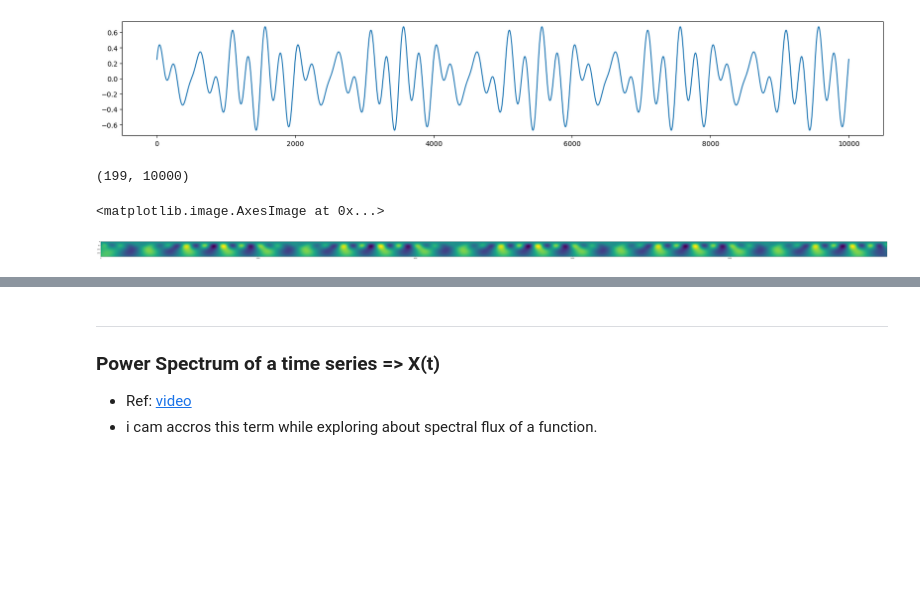
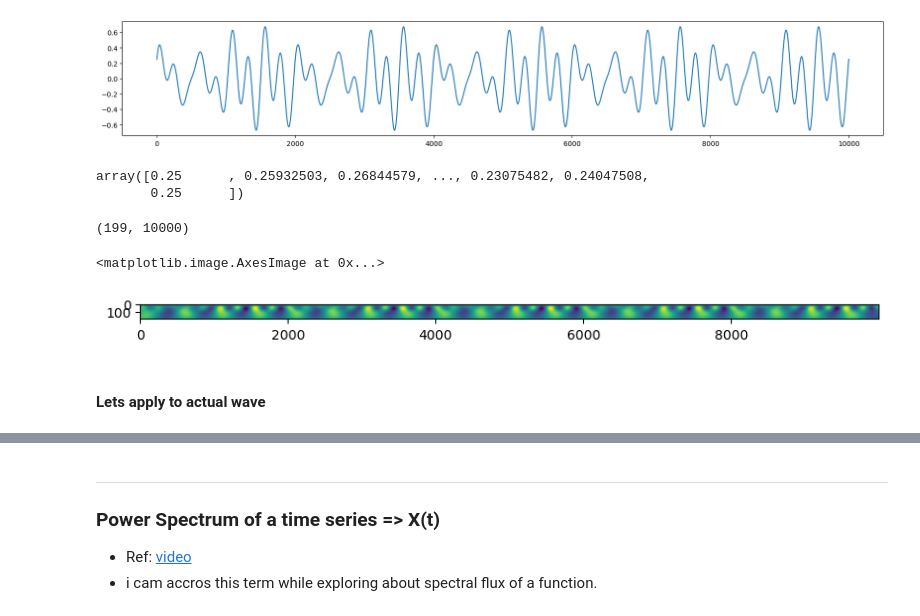
Before and after one commit to Dhyanesh-Panchal/GSR-research-and-stress-detection, a Jupyter notebook: Notes.ipynb, the cells around one changed output, grey strips where cells are left out. Drawn from its saved outputs; the diff is of its cells as text; code cells hidden in the pictures; blank space fills up the shorter version.

Commit message:
Applied CWT to actual signal

```diff
--- a/Notes.ipynb
+++ b/Notes.ipynb
@@ -164,6 +166,11 @@ plt.plot(signal_data)
 # %% [output]
 [<matplotlib.lines.Line2D at 0x...>]
 [figure]
+# %%
+signal_data
+# %% [output]
+array([0.25      , 0.25932503, 0.26844579, ..., 0.23075482, 0.24047508,
+       0.25      ])
 # %%
 # Now doing continous wavelet transform
 
@@ -172,8 +179,10 @@ coeffs.shape
 # %% [output]
 (199, 10000)
 # %%
-plt.figure(figsize=(100,80))
+plt.figure(figsize=(10,8))
 plt.imshow(coeffs)
 # %% [output]
 <matplotlib.image.AxesImage at 0x...>
-[figure, old version]
+[figure, new version]
+# %% [markdown]
+#### Lets apply to actual wave
```
Also changed, not shown: parts of 6 cells of this notebook, 2 other files.
